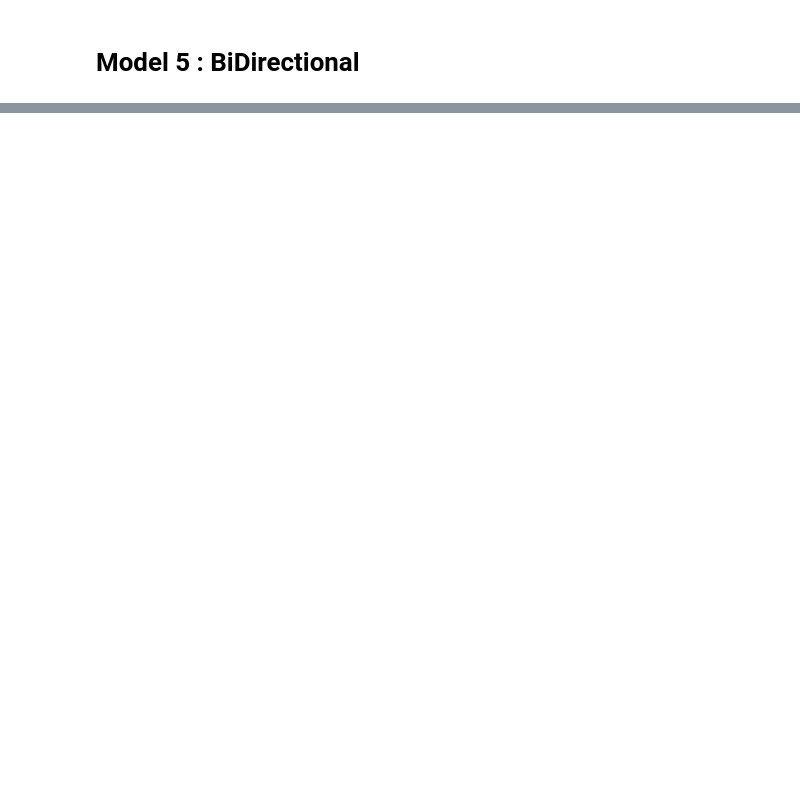
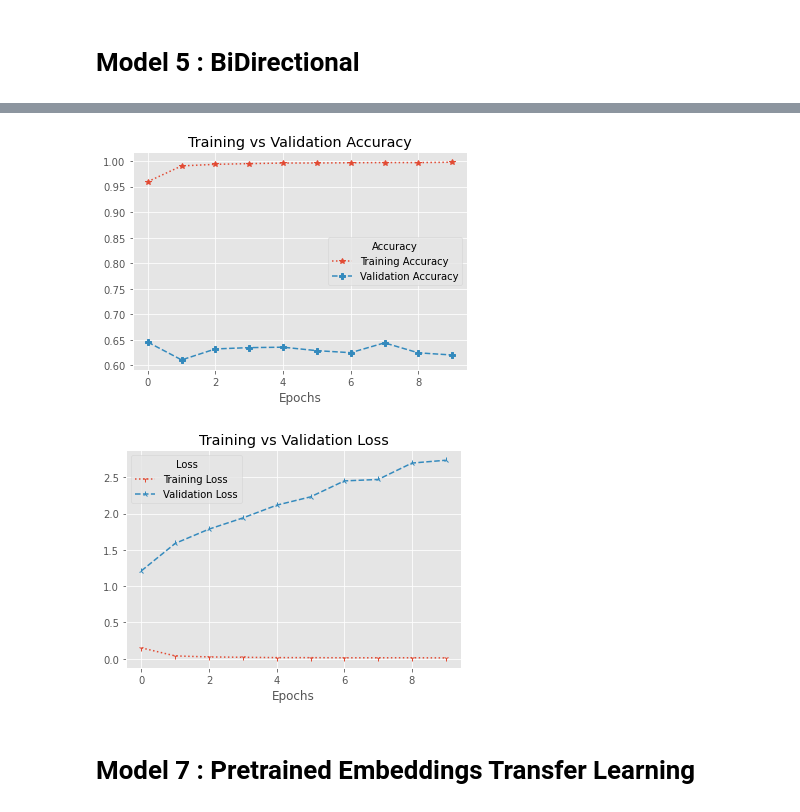
Before and after one commit to ahmad1jalal/Twitter-Sentiment-Extaction, a Jupyter notebook: Twitter-Senitment.ipynb, the cells around one changed output, grey strips where cells are left out. Cells and saved outputs as stored; diff of their text form; code cells hidden in the pictures; blank space fills up the shorter version.

Commit message:
Conv1D Model

```diff
--- a/Twitter-Senitment.ipynb
+++ b/Twitter-Senitment.ipynb
@@ -1013,0 +1044,30 @@ plot_model_performance(history_5)
+# %%
+# as our previous models are overfitting to data....
+# let's build another model Conv1D
+
+# set the random seed
+tf.random.set_seed(42)
+
+# define the input layer.....
+inputs = layers.Input(shape=(),dtype="string")
+# pass the input layer to tokenization....
+x = token(inputs)
+# pass the token into embedd layer.....
+x = embedd(x)
+
+# adding the Conv1D layer...
+x = layers.Conv1D(filters = 32, kernel_size = 5, activation = "relu")(x)
+
+# adding the MaxPool1D layer....
+x = layers.GlobalMaxPool1D()(x)
+
+# output layer....
+output = layers.Dense(3,activation="Softmax")(x)
+
+# model building....
+model_6 = tf.keras.Model(inputs,output,name="Conv1D_Model")
+
+# compiling the model...
+model_6.compile(loss="categorical_crossentropy",
+               optimizer="rmsprop",
+               metrics=["accuracy"])
@@ -1013,0 +1095,6 @@ plot_model_performance(history_5)
+# %%
+# fitting the model to data....
+history_6 = model_6.fit(train_text,train_labels,
+                       epochs = 10,
+                       validation_data = (test_text,test_labels),
+                       validation_split = int(len(test_text) * 0.20))
@@ -1013,0 +1135,6 @@ plot_model_performance(history_5)
+# %%
+# plot the model performance....
+plot_model_performance(history_6)
+# %% [output]
+[figure, added]
+[figure, added]
@@ -1013,0 +1143,2 @@ plot_model_performance(history_5)
+# %% [markdown]
+# Model 7 : Pretrained Embeddings Transfer Learning
```
Also changed, not shown: parts of 29 cells of this notebook, 8 other files.
